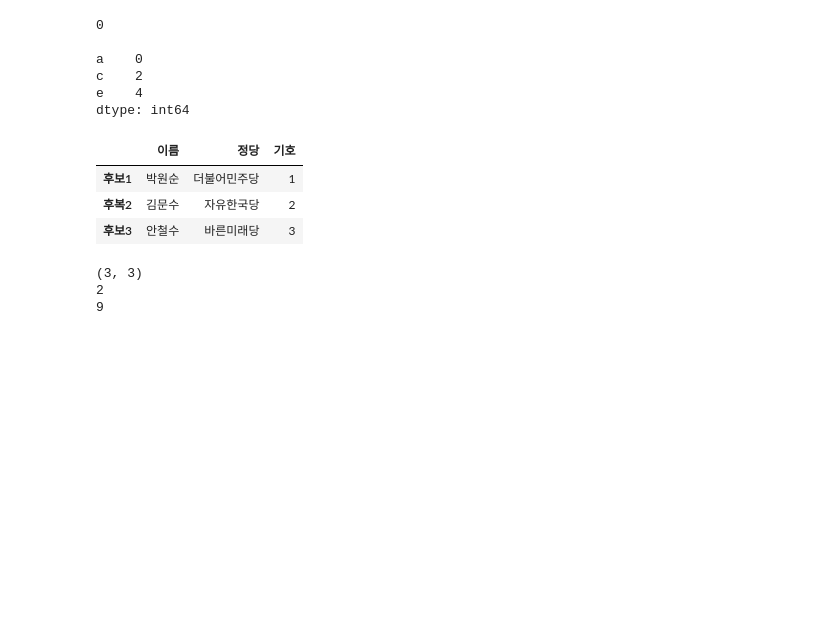
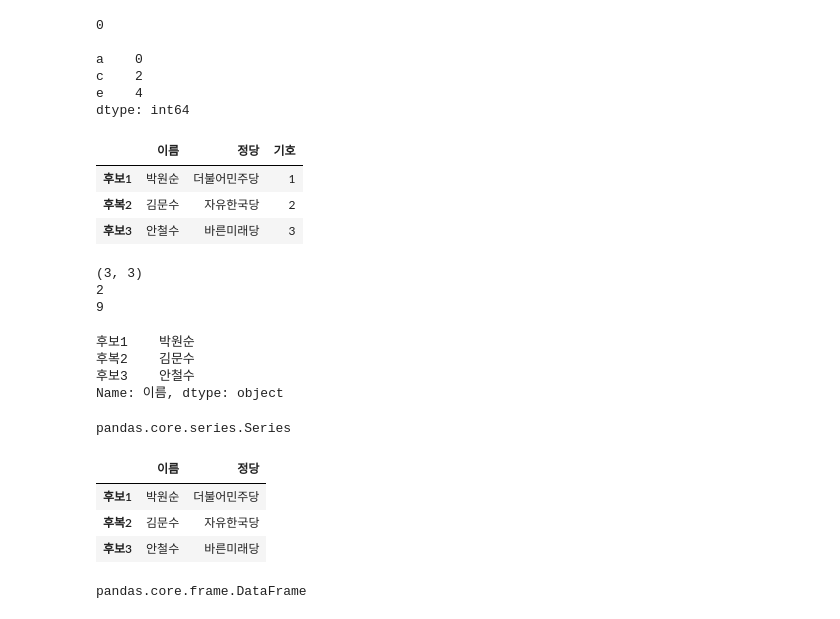
Before and after one commit to Hyunfor/2023_HNU_PythonClass, a Jupyter notebook: 23_05_02_~_데이터사이언스_파이썬_수업_9(8장)_~_10_(_9장_완,_10장_진행,_11장_진행).ipynb, the cells around one changed output. Saved outputs shown, nothing was run; the diff lists cells and outputs as text; code cells hidden in the pictures; blank space fills up the shorter version.

```diff
--- a/23_05_02_~_데이터사이언스_파이썬_수업_9(8장)_~_10_(_9장_완,_10장_진행,_11장_진행).ipynb
+++ b/23_05_02_~_데이터사이언스_파이썬_수업_9(8장)_~_10_(_9장_완,_10장_진행,_11장_진행).ipynb
@@ -380,3 +380,27 @@ print(poli_df.size) # np.array의의 총 elements(원소) 개수를 반환
 (3, 3)
 2
 9
+# %%
+# DataFrame 인덱싱 & 슬라이싱
+poli_df["이름"]
+# %% [output]
+후보1    박원순
+후복2    김문수
+후보3    안철수
+Name: 이름, dtype: object
+# %%
+type(poli_df["이름"]) # 자료 결과값
+# %% [output]
+pandas.core.series.Series
+# %%
+# DataFrame 인덱싱 & 슬라이싱
+poli_df[["이름", "정당"]] # 리스트 형태로 넣어주는 것
+# %% [output]
+|  | 이름 | 정당 |
+| 후보1 | 박원순 | 더불어민주당 |
+| 후복2 | 김문수 | 자유한국당 |
+| 후보3 | 안철수 | 바른미래당 |
+# %%
+type(poli_df[["이름", "정당"]]) # 자료 결과값
+# %% [output]
+pandas.core.frame.DataFrame
```
